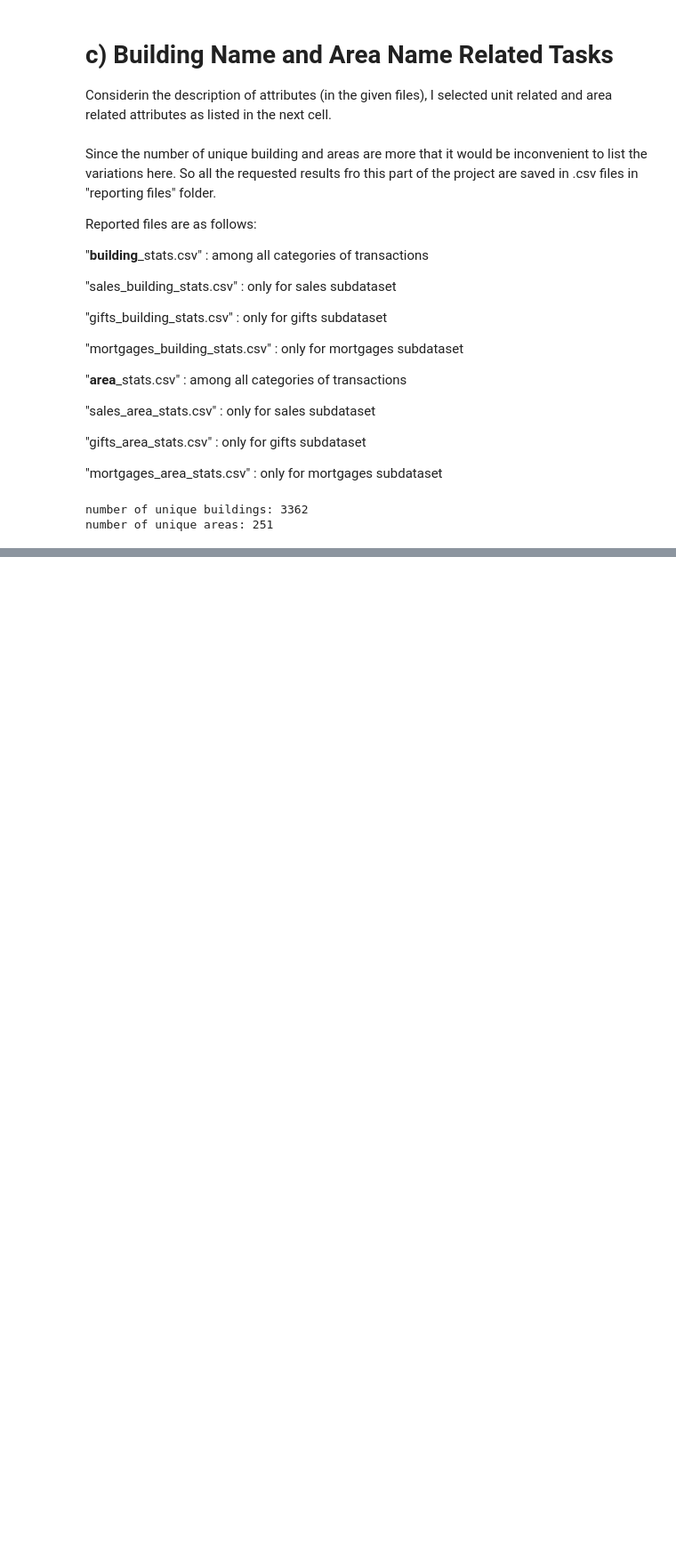
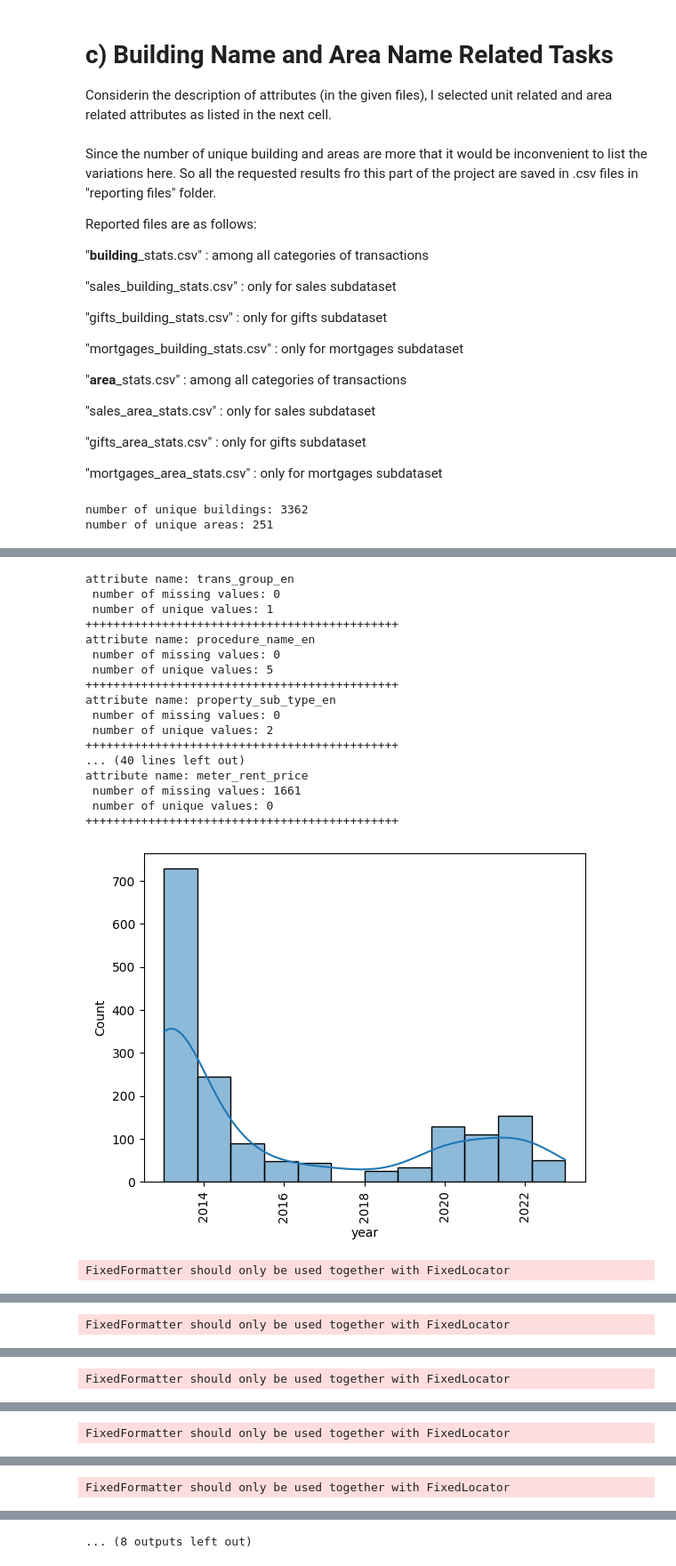
Before and after one commit to vagabondboffin/EDAProject, a Jupyter notebook: DAProject_May7th.ipynb, the cells around one changed output, grey strips where cells are left out. Shown at 89% size. Drawn from its saved outputs; the diff is of its cells as text; code cells hidden in the pictures; blank space fills up the shorter version.

```diff
--- a/DAProject_May7th.ipynb
+++ b/DAProject_May7th.ipynb
@@ -82,7 +82,7 @@ def piechartDistro(dataset, featureName):
 
 def histogramDistro(dataset, featureName):
   viz = sns.histplot(data = dataset, x = featureName, kde = True)
-  viz.set_xticklabels(viz.get_xticklabels(), rotation = 40)
+  viz.set_xticklabels(viz.get_xticklabels(), rotation = 90)
   plt.show()
 # %% [markdown]
 ## Sales subdataset
@@ -397,0 +338,28 @@ prediction_(data, 'area', 'Neural Network')
+# %%
+dfSales = subsetting(df, 'trans_group_en','Sales')
+lessDiverseCols, moreDiverseCols = findLessDiverseFeatures(dfSales)
+for i, feature in enumerate(moreDiverseCols + lessDiverseCols):
+  plt.figure(i)
+  histogramDistro(dfSales, feature)
+# for feature in lessDiverseCols:
+#   piechartDistro(dfSales, feature)
+# %% [output]
+attribute name: trans_group_en
+ number of missing values: 0
+ number of unique values: 1
++++++++++++++++++++++++++++++++++++++++++++++
+attribute name: procedure_name_en
+ number of missing values: 0
+ number of unique values: 5
++++++++++++++++++++++++++++++++++++++++++++++
+attribute name: property_sub_type_en
+ number of missing values: 0
+ number of unique values: 2
++++++++++++++++++++++++++++++++++++++++++++++
+... (40 lines left out)
+attribute name: meter_rent_price
+ number of missing values: 1661
+ number of unique values: 0
++++++++++++++++++++++++++++++++++++++++++++++
+[figure, added]
+FixedFormatter should only be used together with FixedLocator
@@ -397,0 +367 @@ prediction_(data, 'area', 'Neural Network')
+FixedFormatter should only be used together with FixedLocator
@@ -397,0 +369 @@ prediction_(data, 'area', 'Neural Network')
+FixedFormatter should only be used together with FixedLocator
@@ -397,0 +371 @@ prediction_(data, 'area', 'Neural Network')
+FixedFormatter should only be used together with FixedLocator
@@ -397,0 +373 @@ prediction_(data, 'area', 'Neural Network')
+FixedFormatter should only be used together with FixedLocator
@@ -397,0 +375 @@ prediction_(data, 'area', 'Neural Network')
+... (8 outputs left out)
```
Also changed, not shown: parts of 34 cells of this notebook.
